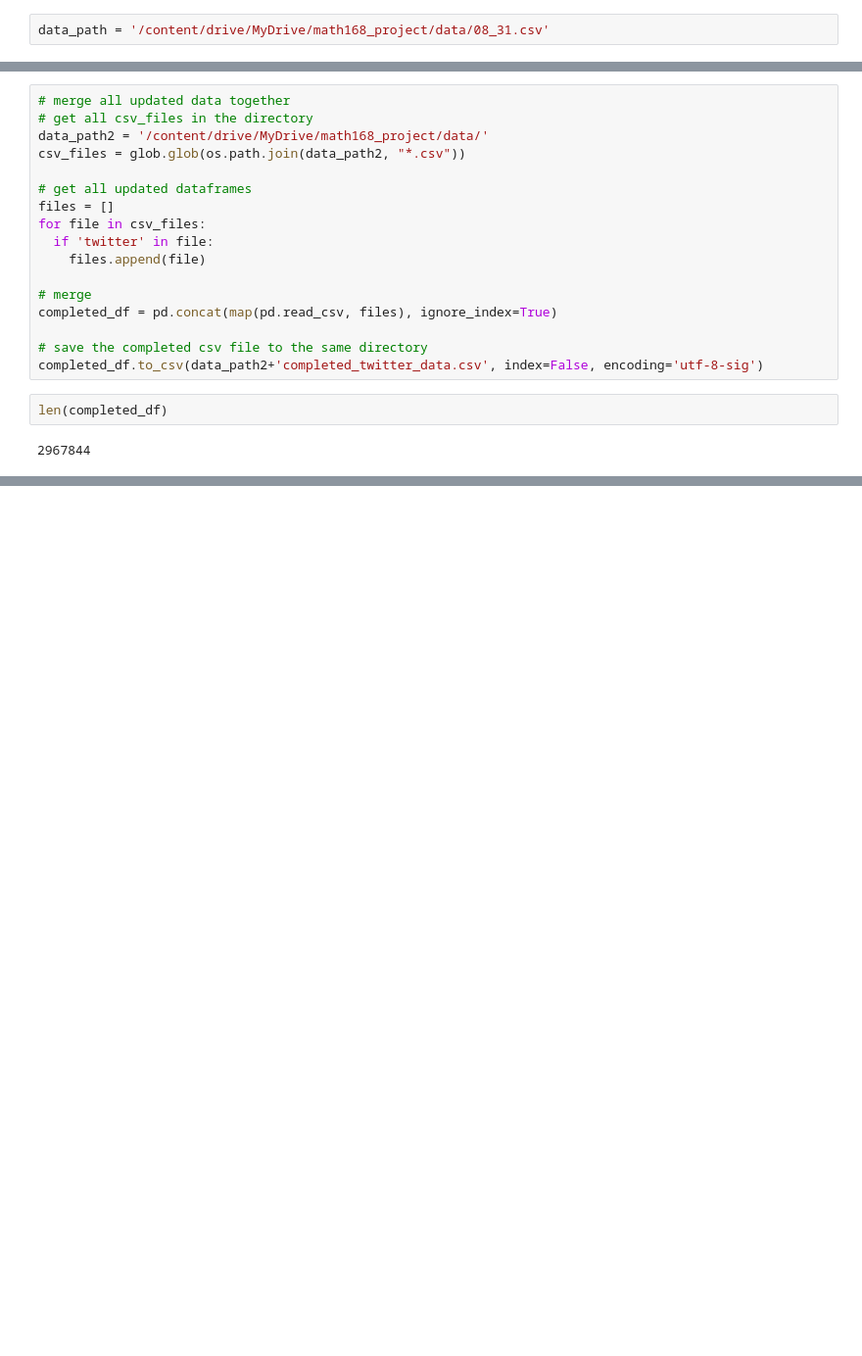
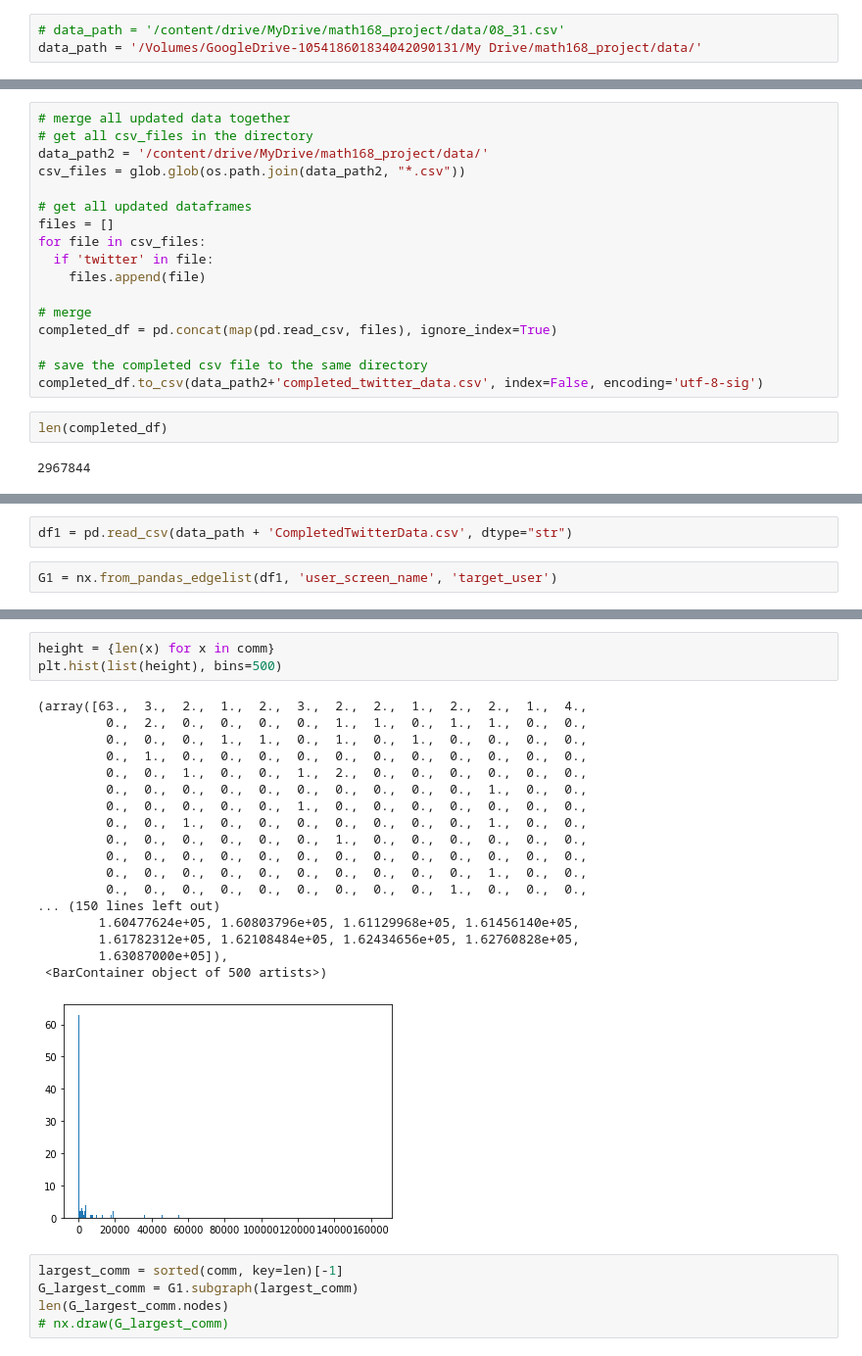
Before and after one commit to yuhsin-huang/Math168Project, a Jupyter notebook: twitter.ipynb, the cells around one changed output, grey strips where cells are left out. Shown at 98% size. Saved outputs shown, nothing was run; the diff lists cells and outputs as text; blank space fills up the shorter version.

```diff
--- a/twitter.ipynb
+++ b/twitter.ipynb
@@ -9,7 +9,8 @@ unvaccinated|unvaxxed|antivaxx|antivaccination|anti|\
 moderna|pfizer|J&J|immune|immunize|immunizes|immunized|immunization|immunizations'
 vaccine_terms_list= vaccine_terms.split('|')
 # %%
-data_path = '/content/drive/MyDrive/math168_project/data/08_31.csv'
+# data_path = '/content/drive/MyDrive/math168_project/data/08_31.csv'
+data_path = '/Volumes/GoogleDrive-105418601834042090131/My Drive/math168_project/data/'
 # %%
 import os
 import glob
@@ -64,0 +197,4 @@ len(completed_df)
+# %%
+df1 = pd.read_csv(data_path + 'CompletedTwitterData.csv', dtype="str")
+# %%
+G1 = nx.from_pandas_edgelist(df1, 'user_screen_name', 'target_user')
@@ -64,0 +208,27 @@ len(completed_df)
+# %%
+height = {len(x) for x in comm}
+plt.hist(list(height), bins=500)
+# %% [output]
+(array([63.,  3.,  2.,  1.,  2.,  3.,  2.,  2.,  1.,  2.,  2.,  1.,  4.,
+         0.,  2.,  0.,  0.,  0.,  0.,  1.,  1.,  0.,  1.,  1.,  0.,  0.,
+         0.,  0.,  0.,  1.,  1.,  0.,  1.,  0.,  1.,  0.,  0.,  0.,  0.,
+         0.,  1.,  0.,  0.,  0.,  0.,  0.,  0.,  0.,  0.,  0.,  0.,  0.,
+         0.,  0.,  1.,  0.,  0.,  1.,  2.,  0.,  0.,  0.,  0.,  0.,  0.,
+         0.,  0.,  0.,  0.,  0.,  0.,  0.,  0.,  0.,  0.,  1.,  0.,  0.,
+         0.,  0.,  0.,  0.,  0.,  1.,  0.,  0.,  0.,  0.,  0.,  0.,  0.,
+         0.,  0.,  1.,  0.,  0.,  0.,  0.,  0.,  0.,  0.,  1.,  0.,  0.,
+         0.,  0.,  0.,  0.,  0.,  0.,  1.,  0.,  0.,  0.,  0.,  0.,  0.,
+         0.,  0.,  0.,  0.,  0.,  0.,  0.,  0.,  0.,  0.,  0.,  0.,  0.,
+         0.,  0.,  0.,  0.,  0.,  0.,  0.,  0.,  0.,  0.,  1.,  0.,  0.,
+         0.,  0.,  0.,  0.,  0.,  0.,  0.,  0.,  0.,  1.,  0.,  0.,  0.,
+... (150 lines left out)
+        1.60477624e+05, 1.60803796e+05, 1.61129968e+05, 1.61456140e+05,
+        1.61782312e+05, 1.62108484e+05, 1.62434656e+05, 1.62760828e+05,
+        1.63087000e+05]),
+ <BarContainer object of 500 artists>)
+[figure, added]
+# %%
+largest_comm = sorted(comm, key=len)[-1]
+G_largest_comm = G1.subgraph(largest_comm)
+len(G_largest_comm.nodes)
+# nx.draw(G_largest_comm)
```
Also changed, not shown: parts of 21 cells of this notebook.
